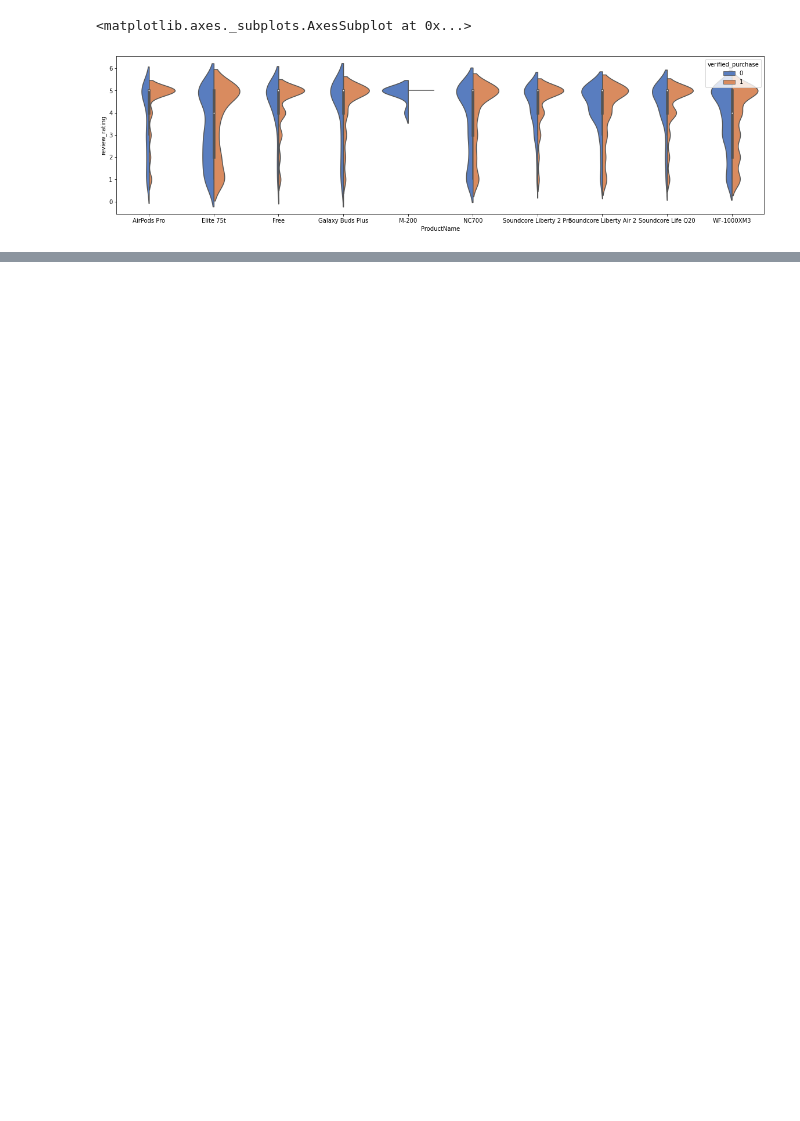
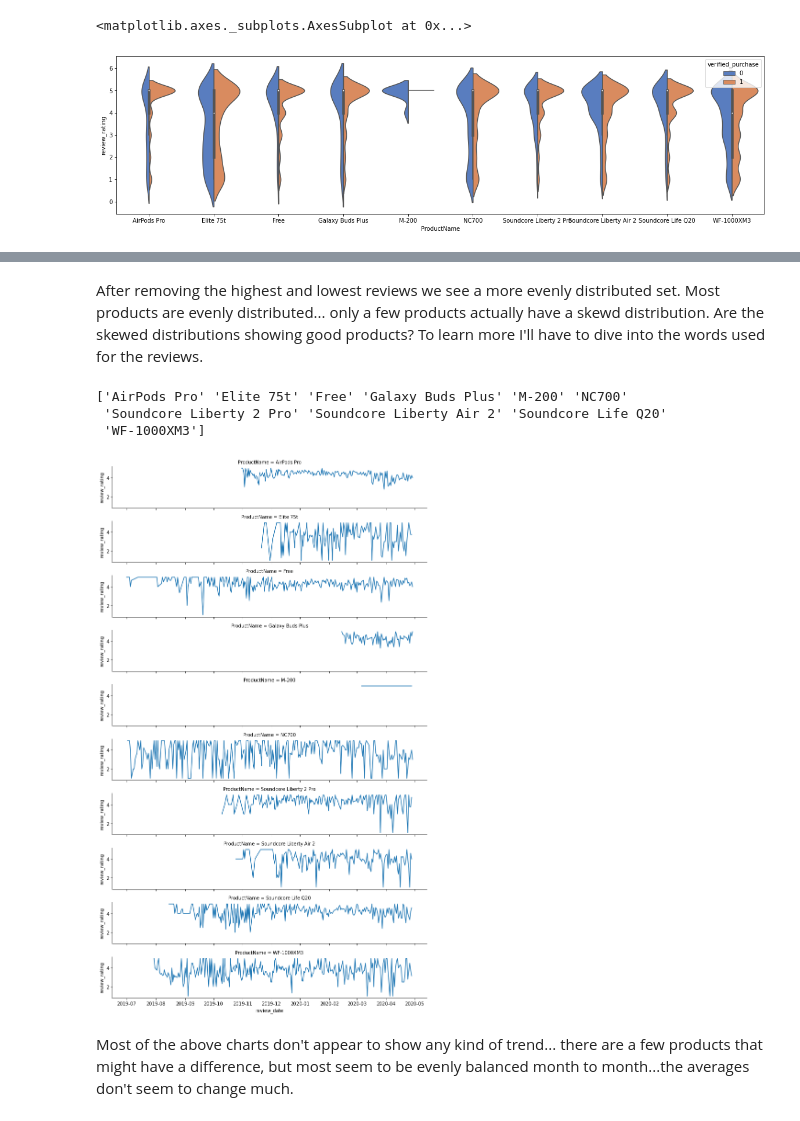
Before and after one commit to datascientistlin/AmazonReviewAnalysis, a Jupyter notebook: Amzn_Reviews_Explorations.ipynb, the cells around one changed output, grey strips where cells are left out. Drawn from its saved outputs; the diff is of its cells as text; code cells hidden in the pictures; blank space fills up the shorter version.

```diff
--- a/Amzn_Reviews_Explorations.ipynb
+++ b/Amzn_Reviews_Explorations.ipynb
@@ -65,0 +88,34 @@ sns.violinplot(x="ProductName", y="review_rating", hue="verified_purchase",
+# %% [markdown]
+After removing the highest and lowest reviews we see a more evenly distributed set. Most products are evenly distributed... only a few products actually have a skewd distribution. Are the skewed distributions showing good products? To learn more I'll have to dive into the words used for the reviews.
+# %%
+# ['Manufacturer', 'ProductName', 'review_rating', 'verified_purchase',
+#        'review_date', 'review_title', 'review_text']
+print(amzn_df['ProductName'].unique())
+
+def FormatProductReviewRatingsAndDates(df, productName=None):
+    if productName is not None:
+        galaxyBuds_df = df.where(df['ProductName'].str.contains(productName)).dropna()
+    else:
+        galaxyBuds_df = df
+    # Let's only look at verified purchases
+    galaxyBuds_df = galaxyBuds_df.where(galaxyBuds_df['verified_purchase']== 1).dropna()
+    galaxyBuds_df = galaxyBuds_df[['review_date', 'ProductName', 'review_rating']]
+    galaxyBuds_df = galaxyBuds_df.groupby(['ProductName','review_date']).mean().reset_index()
+#     galaxyBuds_df = galaxyBuds_df.set_index('review_date').resample('M').mean()
+    return galaxyBuds_df
+
+# average the reviews on time
+# galaxyBuds_df = FormatProductReviewRatingsAndDates(amzn_df, 'Galaxy Buds Plus')
+
+galaxyBuds_df = FormatProductReviewRatingsAndDates(amzn_df)
+
+ordered_days = galaxyBuds_df.ProductName
+g = sns.FacetGrid(galaxyBuds_df, row="ProductName", height=1.7, aspect=6,)
+g.map(sns.lineplot, "review_date", "review_rating");
+# %% [output]
+['AirPods Pro' 'Elite 75t' 'Free' 'Galaxy Buds Plus' 'M-200' 'NC700'
+ 'Soundcore Liberty 2 Pro' 'Soundcore Liberty Air 2' 'Soundcore Life Q20'
+ 'WF-1000XM3']
+[figure, added]
+# %% [markdown]
+Most of the above charts don't appear to show any kind of trend... there are a few products that might have a difference, but most seem to be evenly balanced month to month...the averages don't seem to change much.
```
Also changed, not shown: parts of 3 cells of this notebook.
